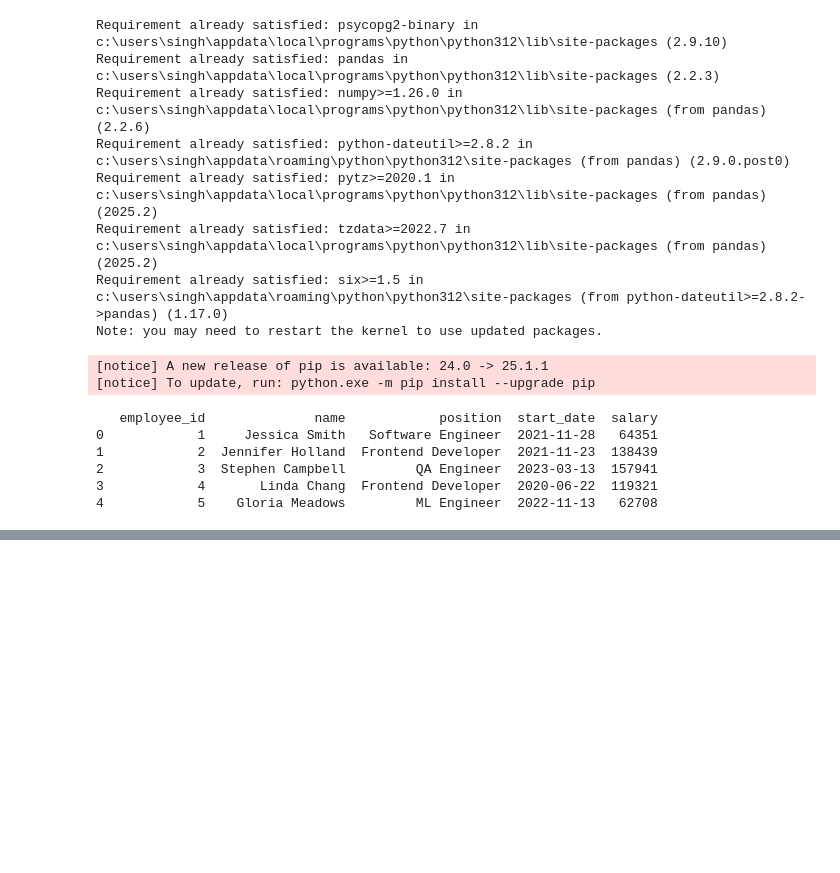
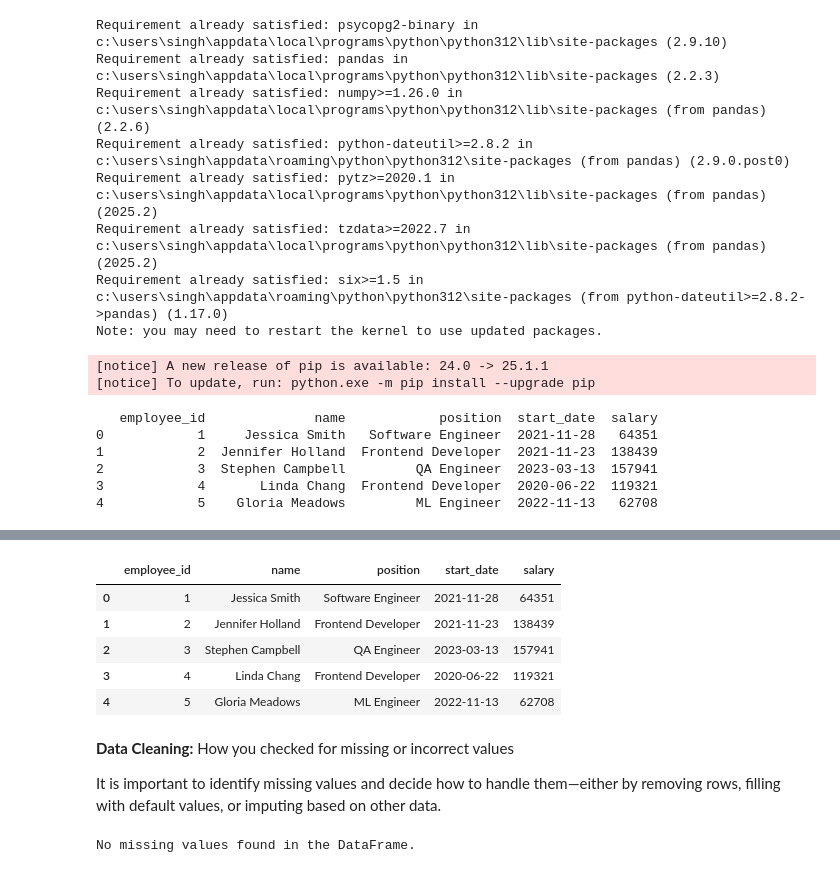
Before and after one commit to MandeepCon/Lab3-DataEngineering-EDA, a Jupyter notebook: Lab3-DataEngineering&EDA.ipynb, the cells around one changed output, grey strips where cells are left out. Cells and saved outputs as stored; diff of their text form; code cells hidden in the pictures; blank space fills up the shorter version.

Commit message:
Part 2: Data Cleaning

```diff
--- a/Lab3-DataEngineering&EDA.ipynb
+++ b/Lab3-DataEngineering&EDA.ipynb
@@ -140,0 +153,21 @@ conn.close()
+# %%
+#Data loaded from SQL table using pandas
+df.head()
+# %% [output]
+|  | employee_id | name | position | start_date | salary |
+| 0 | 1 | Jessica Smith | Software Engineer | 2021-11-28 | 64351 |
+| 1 | 2 | Jennifer Holland | Frontend Developer | 2021-11-23 | 138439 |
+| 2 | 3 | Stephen Campbell | QA Engineer | 2023-03-13 | 157941 |
+| 3 | 4 | Linda Chang | Frontend Developer | 2020-06-22 | 119321 |
+| 4 | 5 | Gloria Meadows | ML Engineer | 2022-11-13 | 62708 |
+# %% [markdown]
+**Data Cleaning:** How you checked for missing or incorrect values
+
+It is important to identify missing values and decide how to handle them—either by removing rows, filling with default values, or imputing based on other data.
+# %%
+# Check for missing values
+df.isnull().sum()
+
+print("No missing values found in the DataFrame.")
+# %% [output]
+No missing values found in the DataFrame.
```
Also changed, not shown: parts of 5 cells of this notebook.
